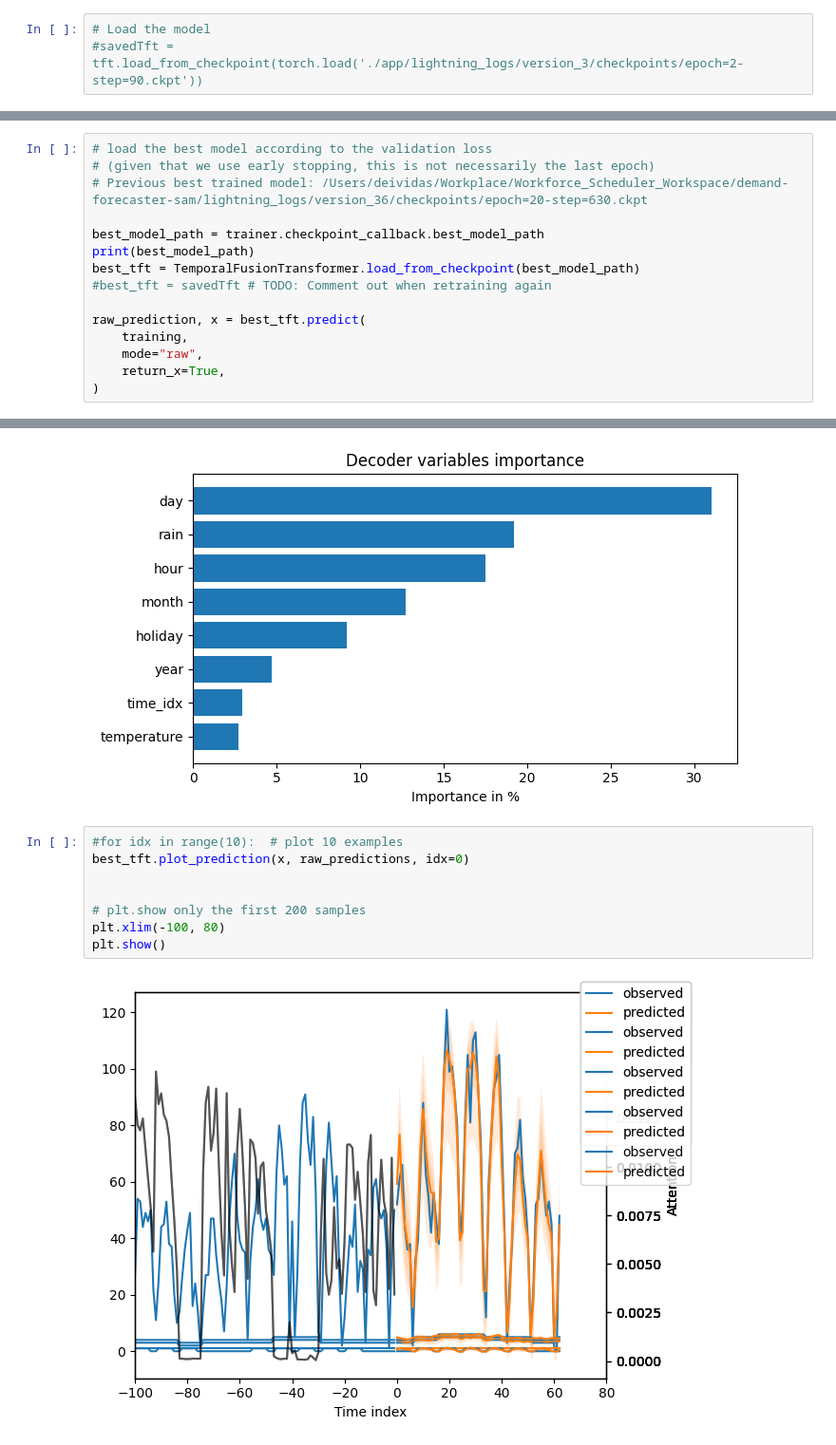
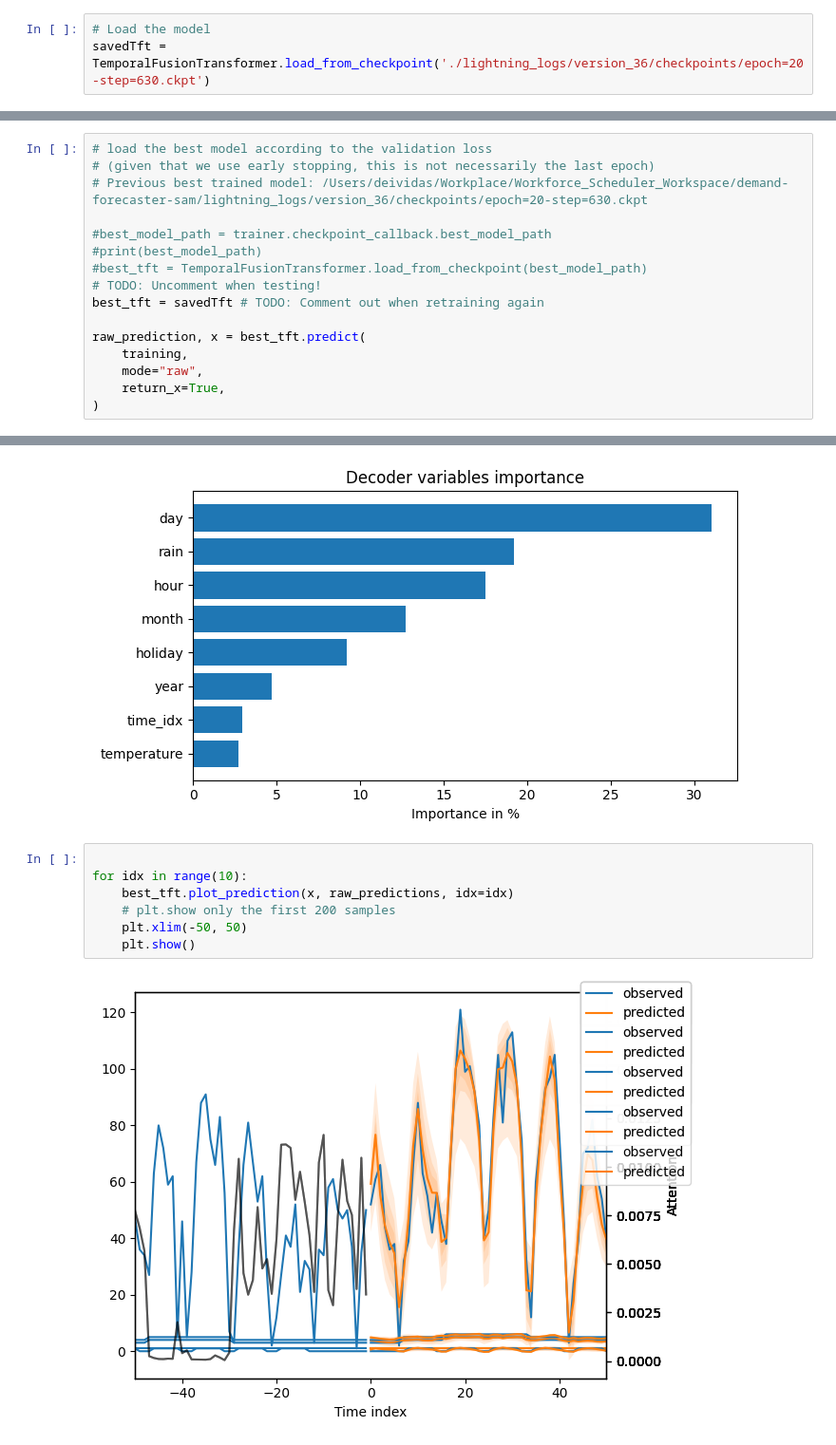
Before and after one commit to deividasovs/Workforce_Predictor_KG, a Jupyter notebook: training.ipynb, the cells around one changed output, grey strips where cells are left out. Shown at 95% size. Drawn from its saved outputs; the diff is of its cells as text.

```diff
--- a/training.ipynb
+++ b/training.ipynb
@@ -40,7 +40,7 @@ IPU available: False, using: 0 IPUs
 HPU available: False, using: 0 HPUs
 # %%
 # Load the model
-#savedTft = tft.load_from_checkpoint(torch.load('./app/lightning_logs/version_3/checkpoints/epoch=2-step=90.ckpt'))
+savedTft = TemporalFusionTransformer.load_from_checkpoint('./lightning_logs/version_36/checkpoints/epoch=20-step=630.ckpt')
 # %%
 # fit the model
 trainer.fit(
@@ -70,10 +83,11 @@ trainer.fit(
 # (given that we use early stopping, this is not necessarily the last epoch)
 # Previous best trained model: /Users/deividas/Workplace/Workforce_Scheduler_Workspace/demand-forecaster-sam/lightning_logs/version_36/checkpoints/epoch=20-step=630.ckpt
 
-best_model_path = trainer.checkpoint_callback.best_model_path
-print(best_model_path)
-best_tft = TemporalFusionTransformer.load_from_checkpoint(best_model_path)
-#best_tft = savedTft # TODO: Comment out when retraining again
+#best_model_path = trainer.checkpoint_callback.best_model_path
+#print(best_model_path)
+#best_tft = TemporalFusionTransformer.load_from_checkpoint(best_model_path)
+# TODO: Uncomment when testing!
+best_tft = savedTft # TODO: Comment out when retraining again
 
 raw_prediction, x = best_tft.predict(
     training,
@@ -133,12 +140,11 @@ best_tft.plot_interpretation(interpretation)
 [figure]
 [figure]
 # %%
-#for idx in range(10):  # plot 10 examples
-best_tft.plot_prediction(x, raw_predictions, idx=0)
 
-
-# plt.show only the first 200 samples
-plt.xlim(-100, 80)
-plt.show()
+for idx in range(10):
+    best_tft.plot_prediction(x, raw_predictions, idx=idx)
+    # plt.show only the first 200 samples
+    plt.xlim(-50, 50)
+    plt.show()
 # %% [output]
-[figure, old version]
+[figure, new version]
```
Also changed, not shown: parts of 9 cells of this notebook, 4 other files.
